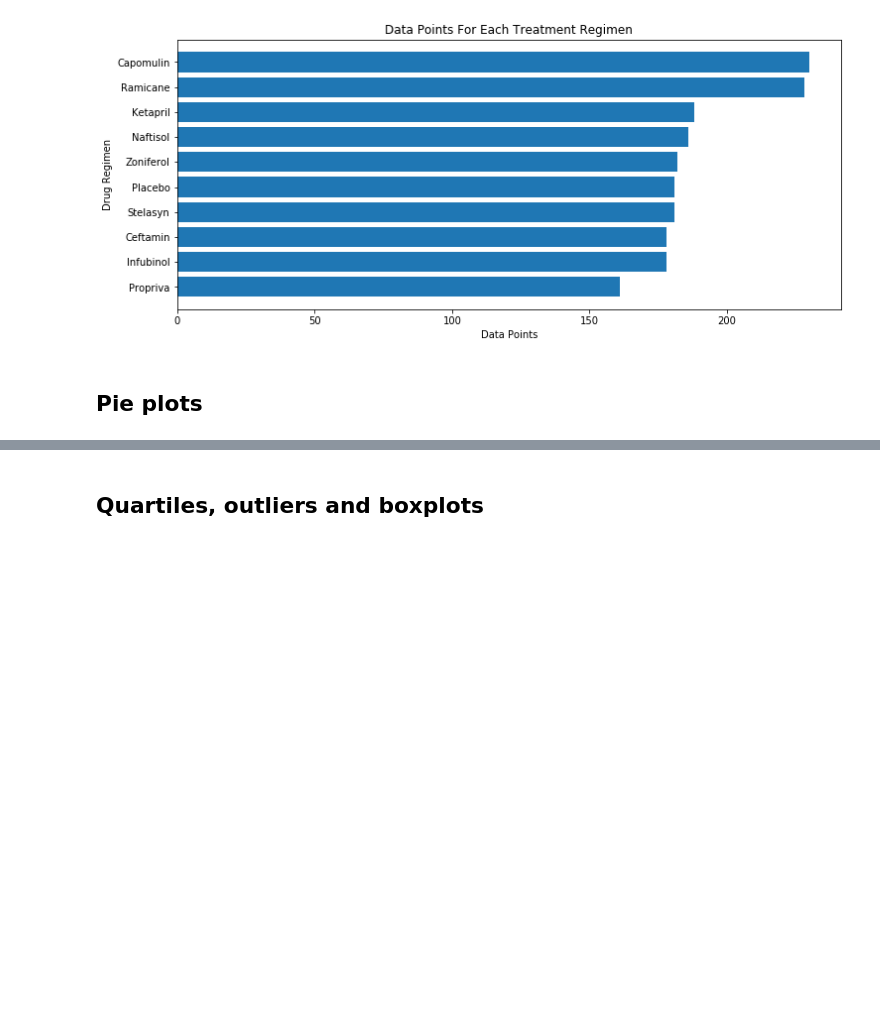
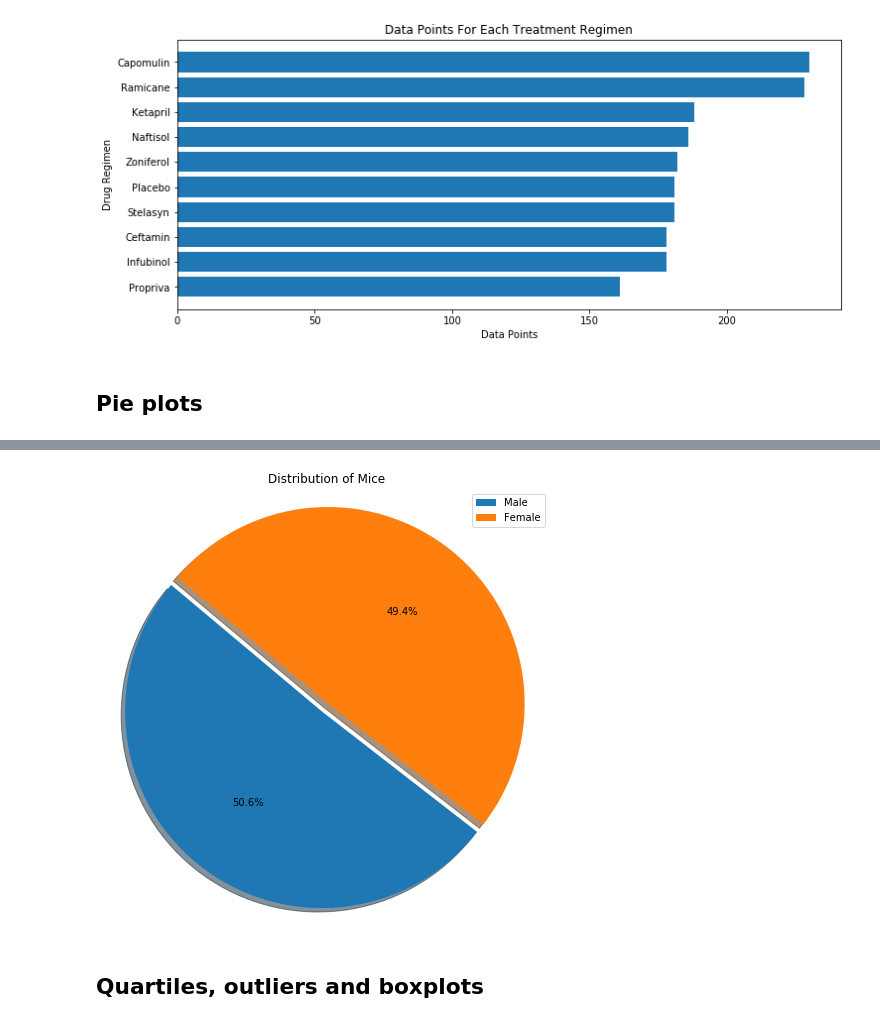
Before and after one commit to anulkar/matplotlib-challenge, a Jupyter notebook: Pymaceuticals/pymaceuticals.ipynb, the cells around one changed output, grey strips where cells are left out. Cells and saved outputs as stored; diff of their text form; code cells hidden in the pictures; blank space fills up the shorter version.

```diff
--- a/Pymaceuticals/pymaceuticals.ipynb
+++ b/Pymaceuticals/pymaceuticals.ipynb
@@ -116,5 +122,14 @@ mice_sex, mice_sex_type
 # %%
 # Generate a pie plot showing the distribution of female versus male mice using pyplot
+
+plt.figure(figsize=(8,8))
+plt.pie(mice_sex, explode=explode, labels=['',''], autopct="%1.1f%%", shadow=True, startangle=140)
+plt.axis("equal")
+plt.title('Distribution of Mice')
+plt.legend(mice_sex_type)
+plt.show()
+# %% [output]
+[figure, added]
 # %% [markdown]
 ## Quartiles, outliers and boxplots
 # %%
```
Also changed, not shown: parts of 2 cells of this notebook.
